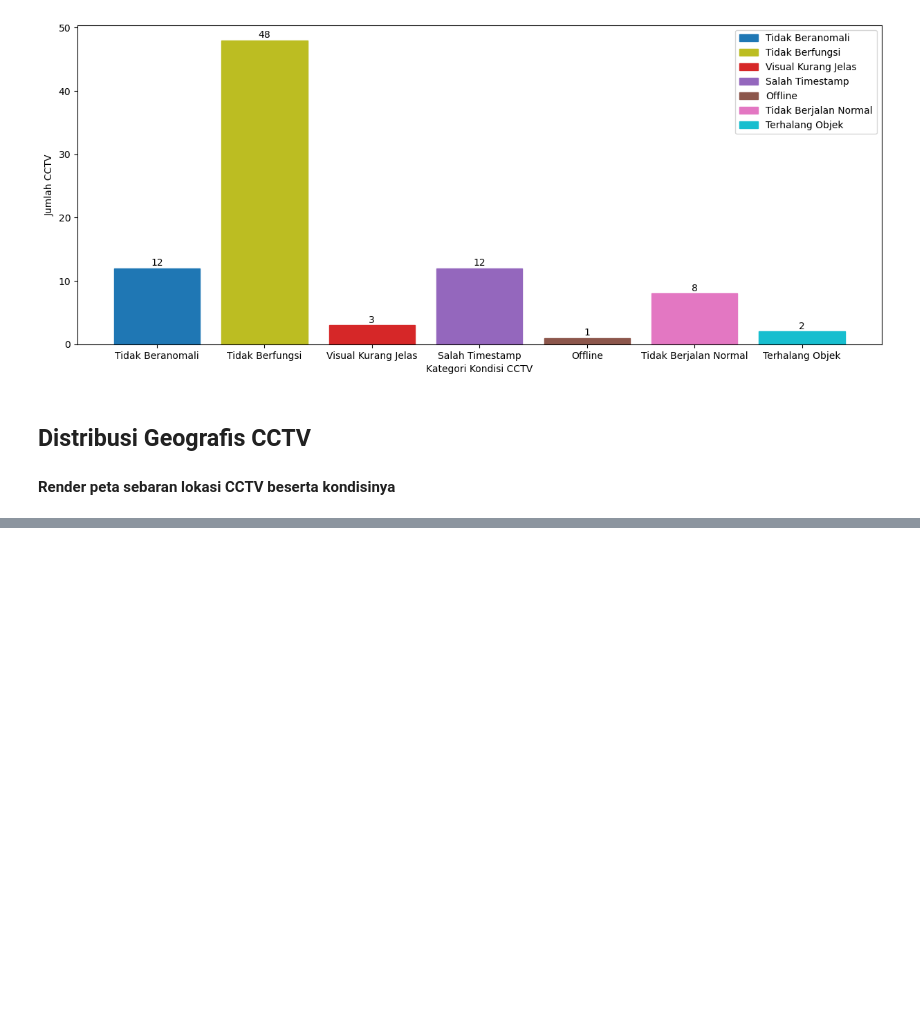
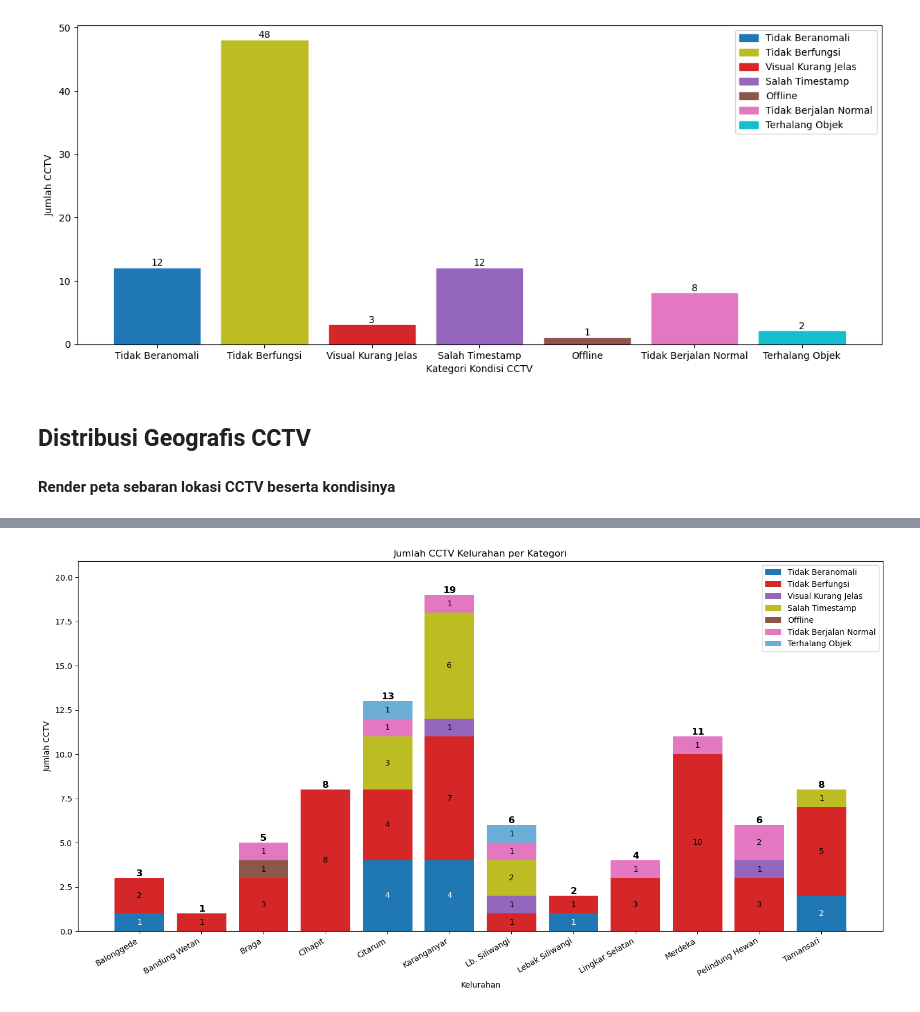
Before and after one commit to KaindraDjoemena/cctv-dv, a Jupyter notebook: data_visualization.ipynb, the cells around one changed output, grey strips where cells are left out. Cells and saved outputs as stored; diff of their text form; code cells hidden in the pictures; blank space fills up the shorter version.

```diff
--- a/data_visualization.ipynb
+++ b/data_visualization.ipynb
@@ -104,0 +239,4 @@ print(categories)
+# %%
+stacked_bar_anomalies("Kelurahan")
+# %% [output]
+[figure, added]
```
Also changed, not shown: parts of 16 cells of this notebook.
